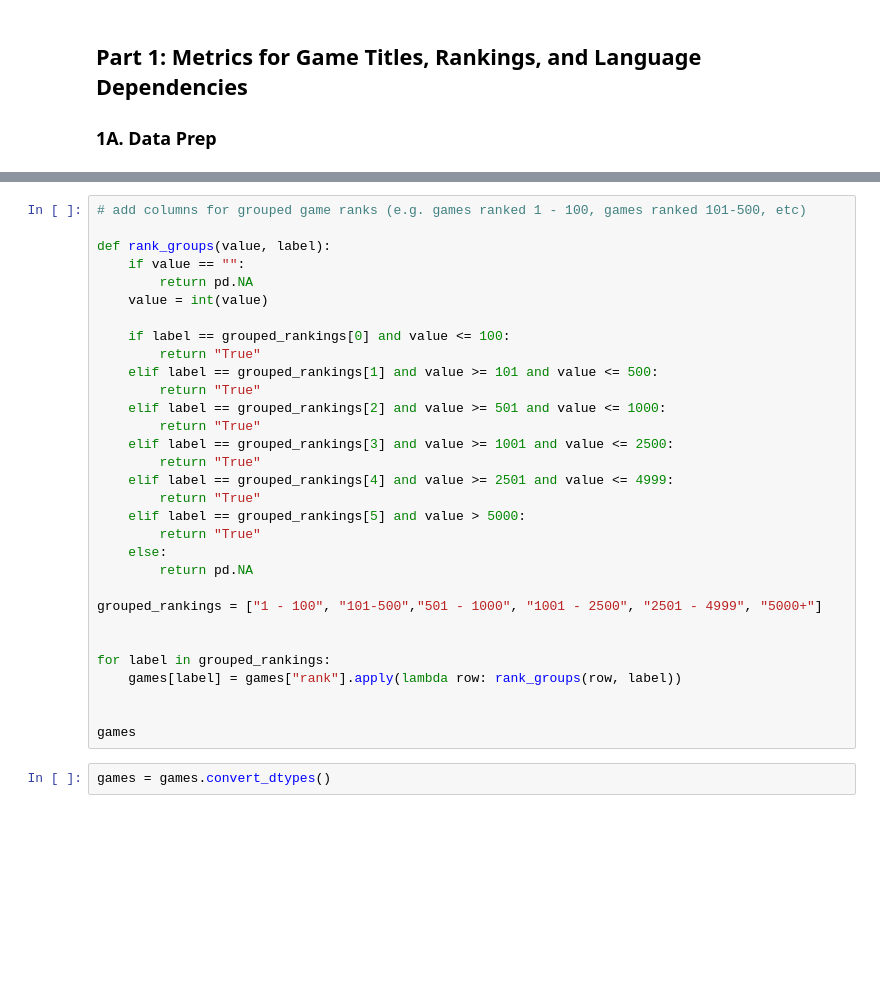
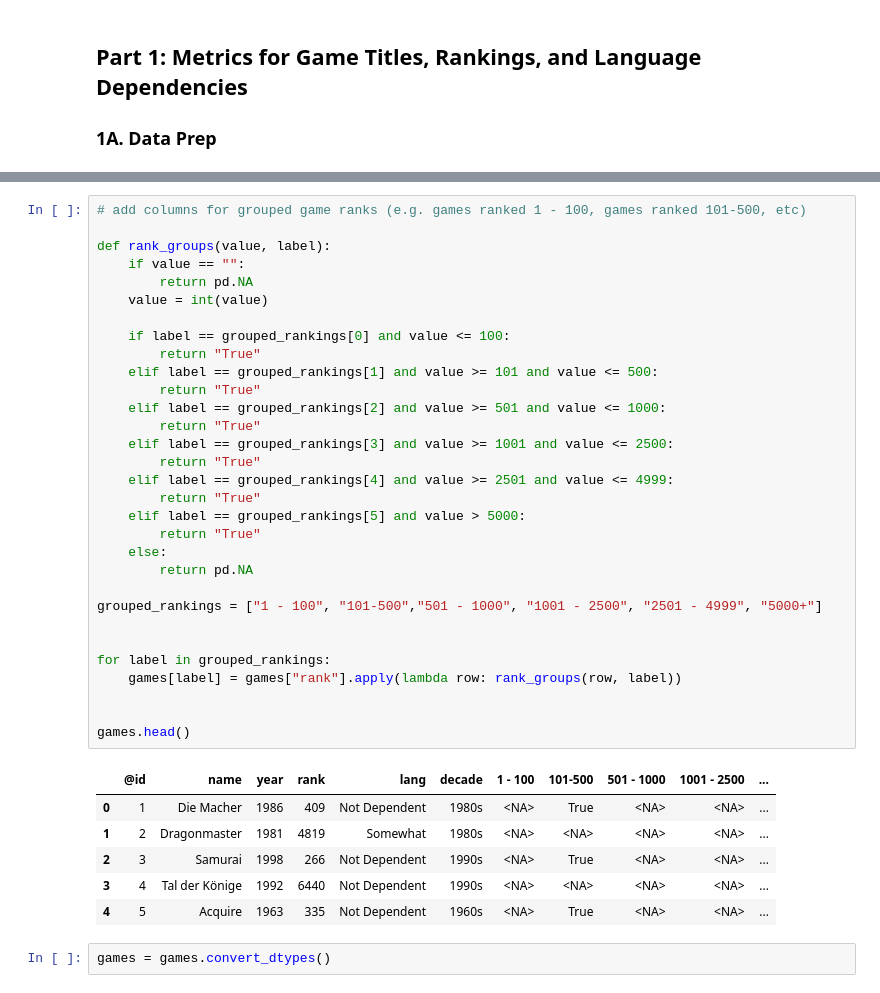
Before and after one commit to trapperkreeper/Project1, a Jupyter notebook: eda/language_dependencies_eda.ipynb, the cells around one changed output, grey strips where cells are left out. Cells and saved outputs as stored; diff of their text form; blank space fills up the shorter version.

```diff
--- a/eda/language_dependencies_eda.ipynb
+++ b/eda/language_dependencies_eda.ipynb
@@ -51,34 +88,41 @@ print(f"Lowest game ranking is: {games['rank'].max()}")
 # %%
 # add columns for grouped game ranks (e.g. games ranked 1 - 100, games ranked 101-500, etc)
 
 def rank_groups(value, label):
     if value == "":
         return pd.NA
     value = int(value)
 
     if label == grouped_rankings[0] and value <= 100:
         return "True"
     elif label == grouped_rankings[1] and value >= 101 and value <= 500:
         return "True"
     elif label == grouped_rankings[2] and value >= 501 and value <= 1000:
         return "True"
     elif label == grouped_rankings[3] and value >= 1001 and value <= 2500:
         return "True"
     elif label == grouped_rankings[4] and value >= 2501 and value <= 4999:
         return "True"
     elif label == grouped_rankings[5] and value > 5000:
         return "True"
     else:
         return pd.NA
 
 grouped_rankings = ["1 - 100", "101-500","501 - 1000", "1001 - 2500", "2501 - 4999", "5000+"]
 
 
 for label in grouped_rankings:
     games[label] = games["rank"].apply(lambda row: rank_groups(row, label))
 
 
-games
+games.head()
+# %% [output]
+|  | @id | name | year | rank | lang | decade | 1 - 100 | 101-500 | 501 - 1000 | 1001 - 2500 | ... |
+| 0 | 1 | Die Macher | 1986 | 409 | Not Dependent | 1980s | <NA> | True | <NA> | <NA> | ... |
+| 1 | 2 | Dragonmaster | 1981 | 4819 | Somewhat | 1980s | <NA> | <NA> | <NA> | <NA> | ... |
+| 2 | 3 | Samurai | 1998 | 266 | Not Dependent | 1990s | <NA> | True | <NA> | <NA> | ... |
+| 3 | 4 | Tal der Könige | 1992 | 6440 | Not Dependent | 1990s | <NA> | <NA> | <NA> | <NA> | ... |
+| 4 | 5 | Acquire | 1963 | 335 | Not Dependent | 1960s | <NA> | True | <NA> | <NA> | ... |
 # %%
 games = games.convert_dtypes()
 # %%
```
Also changed, not shown: parts of 18 cells of this notebook.
